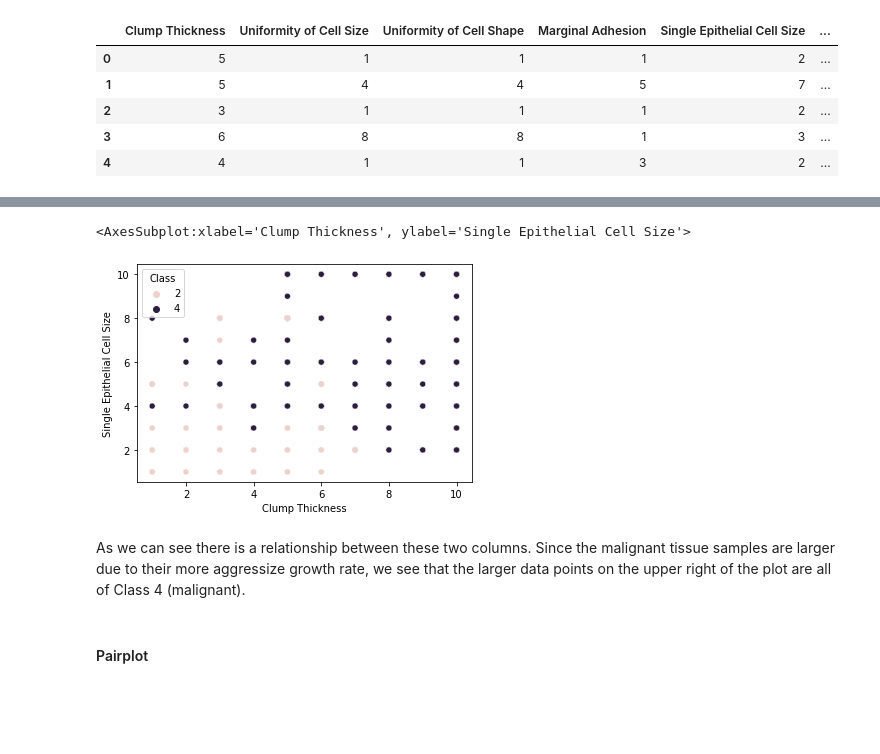
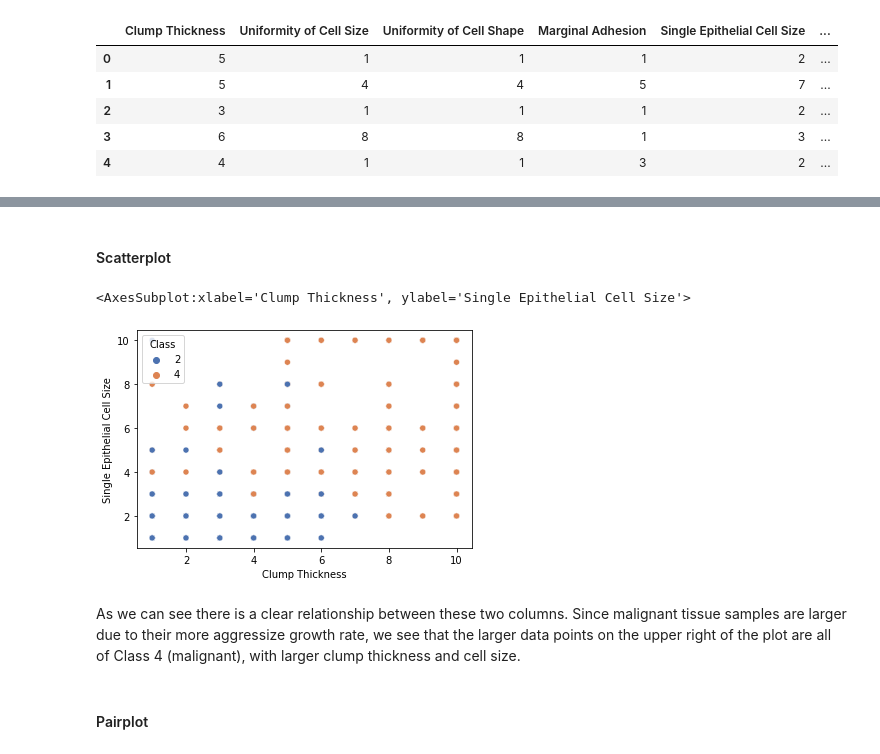
Before and after one commit to martincusack979/PFDA_Project_2, a Jupyter notebook: PFDA - Project 2/PFDA-Project-2.ipynb, the cells around one changed output, grey strips where cells are left out. Saved outputs shown, nothing was run; the diff lists cells and outputs as text; code cells hidden in the pictures; blank space fills up the shorter version.

```diff
--- a/PFDA - Project 2/PFDA-Project-2.ipynb
+++ b/PFDA - Project 2/PFDA-Project-2.ipynb
@@ -144,11 +145,13 @@ sns.histplot(data = df1, x = "Normal Nucleoli")
+# %% [markdown]
+#### Scatterplot
 # %%
 # investigate relationship between Clump Thickness and Single Epithelial Cell size with scatterplot
-sns.scatterplot(x='Clump Thickness',y='Single Epithelial Cell Size', hue='Class', data=df1)
+sns.scatterplot(x='Clump Thickness',y='Single Epithelial Cell Size', hue='Class', palette= "deep", data=df1)
 # %% [output]
 <AxesSubplot:xlabel='Clump Thickness', ylabel='Single Epithelial Cell Size'>
-[figure, old version]
+[figure, new version]
 # %% [markdown]
-As we can see there is a relationship between these two columns.  Since the malignant tissue samples are larger due to their more aggressize growth rate, we see that the larger data points on the upper right of the plot are all of Class 4 (malignant).
+As we can see there is a clear relationship between these two columns.  Since malignant tissue samples are larger due to their more aggressize growth rate, we see that the larger data points on the upper right of the plot are all of Class 4 (malignant), with larger clump thickness and cell size.
 # %% [markdown]
 #### Pairplot
 # %% [markdown]
```
Also changed, not shown: parts of 13 cells of this notebook.
